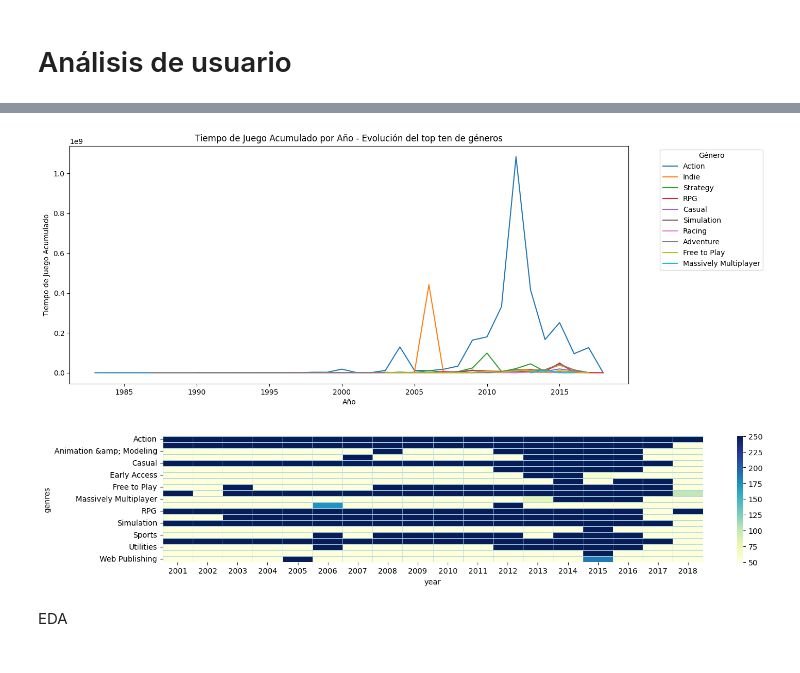
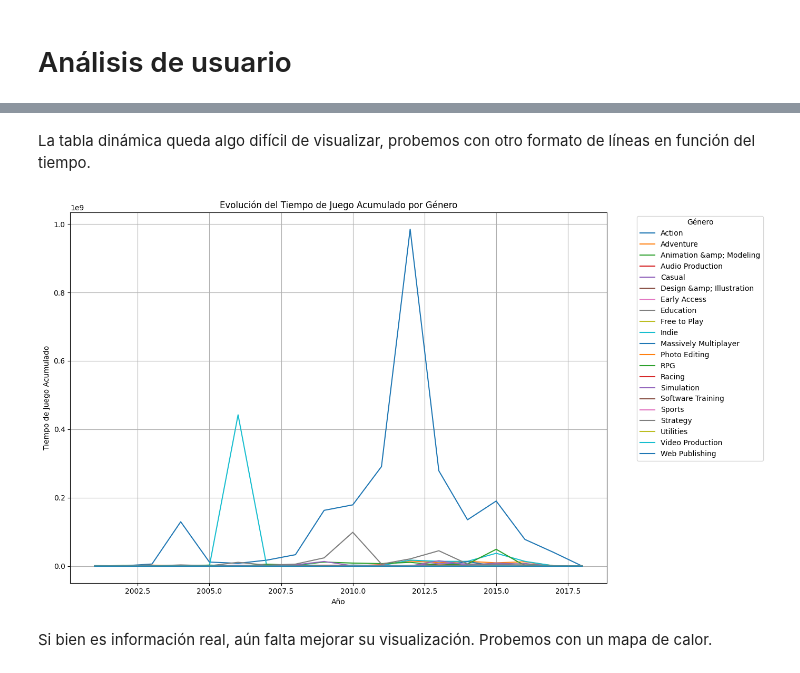
Before and after one commit to Batxa/DS_Project1, a Jupyter notebook: EDA.ipynb, the cells around one changed output, grey strips where cells are left out. Cells and saved outputs as stored; diff of their text form; code cells hidden in the pictures.

```diff
--- a/EDA.ipynb
+++ b/EDA.ipynb
@@ -159,0 +314,7 @@ plt.show()
+# %%
+genre_histevol = df_eda[df_eda['year'] > 2000].pivot_table(index='genres',
+                                                        columns='year',
+                                                        values='playtime_forever',
+                                                        aggfunc='sum'
+                                                        ).fillna(0)
+genre_histevol.head()
@@ -160,29 +329,19 @@ plt.show()
+# %% [markdown]
+La tabla dinámica queda algo difícil de visualizar, probemos con otro formato de líneas en función del tiempo.
 # %%
-genres_topten_list = genres_topten['genres'].unique()
-df_eda_filtered = df_eda[df_eda['genres'].isin(genres_topten_list)]
-
-plt.figure(figsize=(14, 6))
-sns.lineplot(x='year', y='playtime_forever', hue='genres', data=df_eda_filtered, estimator=sum, errorbar=None)
+plt.figure(figsize=(14, 8))
+for genre in genre_histevol.index:
+    plt.plot(genre_histevol.columns, genre_histevol.loc[genre], label=genre)
 
 plt.xlabel('Año')
 plt.ylabel('Tiempo de Juego Acumulado')
-plt.title('Tiempo de Juego Acumulado por Año - Evolución del top ten de géneros')
+plt.title('Evolución del Tiempo de Juego Acumulado por Género')
 
 plt.legend(title='Género', bbox_to_anchor=(1.05, 1), loc='upper left')
+plt.grid(True)
+plt.tight_layout()
 plt.show()
 # %% [output]
-[figure, old version]
+[figure, new version]
-# %%
-genre_heat = df_eda[df_eda['year'] > 2000].pivot_table(index='genres',
-                                                        columns='year',
-                                                        values='playtime_forever',
-                                                        aggfunc='sum'
-                                                        ).fillna(0)
-fig, ax = plt.subplots(1,1, figsize=(16, 3))
-
-sns.heatmap(genre_heat, cmap="YlGnBu", linecolor='lightblue', linewidths=0.5, ax=ax, vmin=50, vmax=250)
-plt.show()
-# %% [output]
-[figure, removed]
-# %% [markdown]
-EDA
+# %% [markdown]
+Si bien es información real, aún falta mejorar su visualización. Probemos con un mapa de calor.
```
Also changed, not shown: parts of 65 cells of this notebook, 2 other files.
